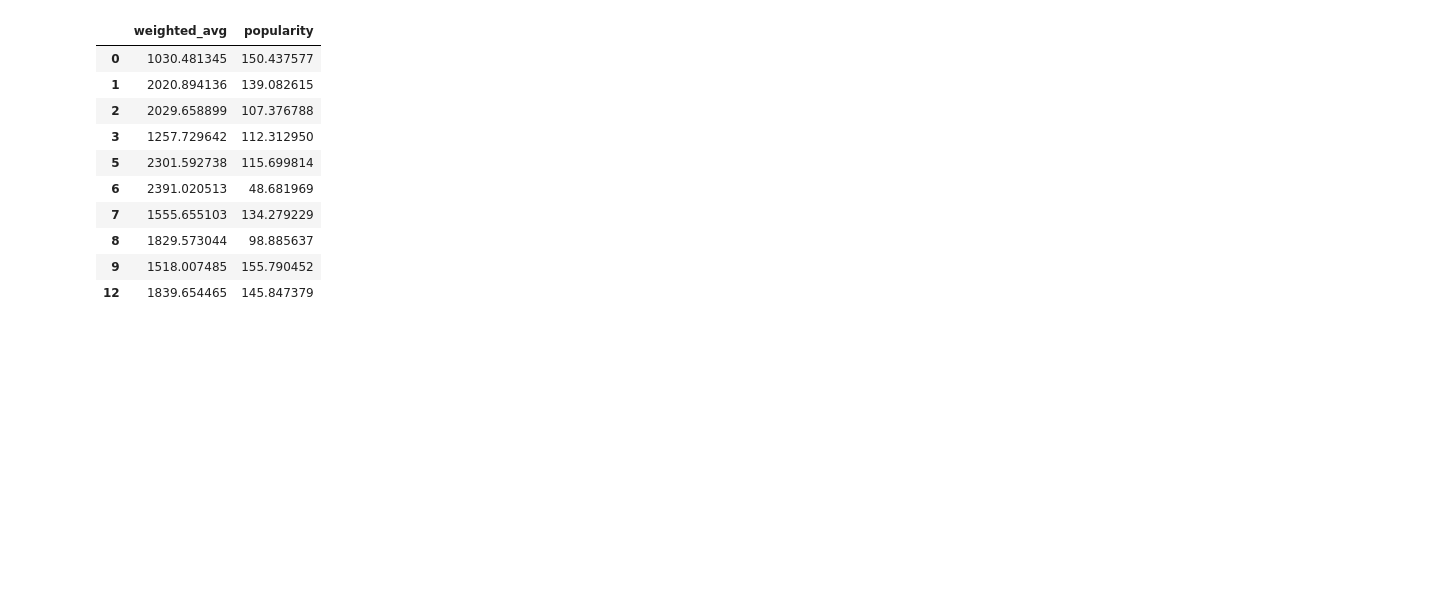
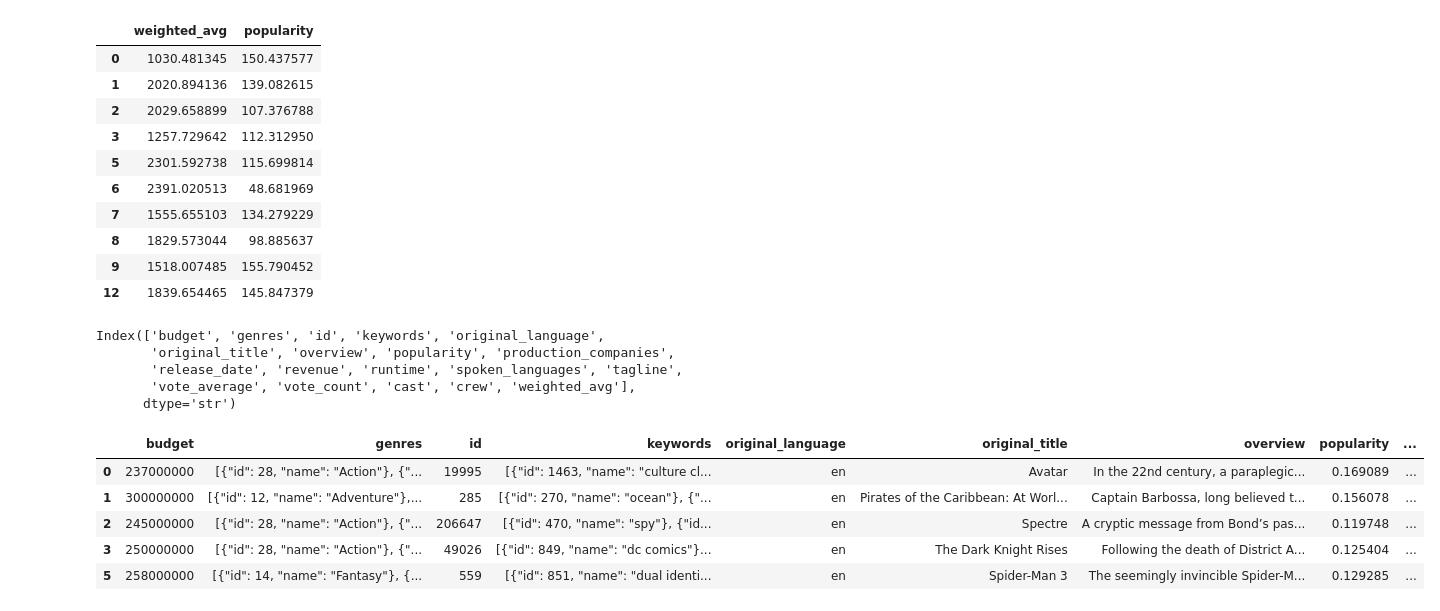
Before and after one commit to CyberWol-12/Movie_Recommendation_System, a Jupyter notebook: Movie_Recommendation_System_tmdb.ipynb, the cells around one changed output. Drawn from its saved outputs; the diff is of its cells as text; code cells hidden in the pictures; blank space fills up the shorter version.

Commit message:
filter value

```diff
--- a/Movie_Recommendation_System_tmdb.ipynb
+++ b/Movie_Recommendation_System_tmdb.ipynb
@@ -509,3 +509,24 @@ filtered_df[['weighted_avg','popularity']][0:10]
 from sklearn.preprocessing import MinMaxScaler
 # %%
 scaling = MinMaxScaler()
+# %%
+scaling_value = scaling.fit_transform(filtered_df[['weighted_avg','popularity']])
+# %%
+filtered_df[['weighted_avg','popularity']] = scaling_value
+# %%
+filtered_df.columns
+# %% [output]
+Index(['budget', 'genres', 'id', 'keywords', 'original_language',
+       'original_title', 'overview', 'popularity', 'production_companies',
+       'release_date', 'revenue', 'runtime', 'spoken_languages', 'tagline',
+       'vote_average', 'vote_count', 'cast', 'crew', 'weighted_avg'],
+      dtype='str')
+# %%
+filtered_df.head()
+# %% [output]
+|  | budget | genres | id | keywords | original_language | original_title | overview | popularity | ... |
+| 0 | 237000000 | [{"id": 28, "name": "Action"}, {"... | 19995 | [{"id": 1463, "name": "culture cl... | en | Avatar | In the 22nd century, a paraplegic... | 0.169089 | ... |
+| 1 | 300000000 | [{"id": 12, "name": "Adventure"},... | 285 | [{"id": 270, "name": "ocean"}, {"... | en | Pirates of the Caribbean: At Worl... | Captain Barbossa, long believed t... | 0.156078 | ... |
+| 2 | 245000000 | [{"id": 28, "name": "Action"}, {"... | 206647 | [{"id": 470, "name": "spy"}, {"id... | en | Spectre | A cryptic message from Bond’s pas... | 0.119748 | ... |
+| 3 | 250000000 | [{"id": 28, "name": "Action"}, {"... | 49026 | [{"id": 849, "name": "dc comics"}... | en | The Dark Knight Rises | Following the death of District A... | 0.125404 | ... |
+| 5 | 258000000 | [{"id": 14, "name": "Fantasy"}, {... | 559 | [{"id": 851, "name": "dual identi... | en | Spider-Man 3 | The seemingly invincible Spider-M... | 0.129285 | ... |
```
